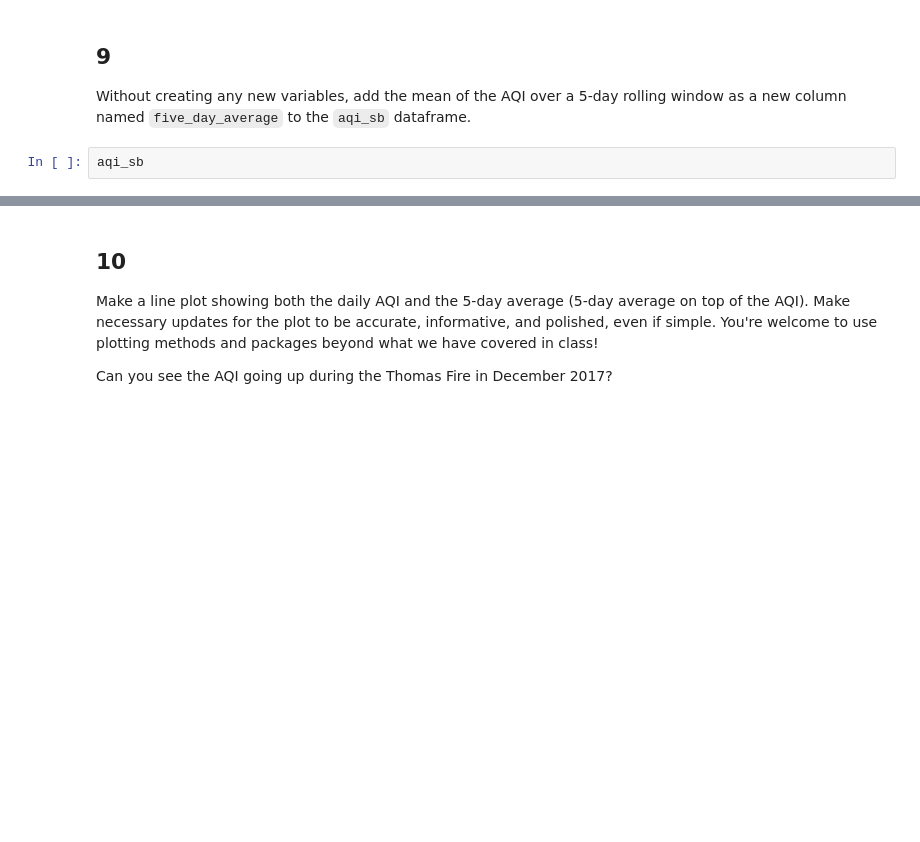
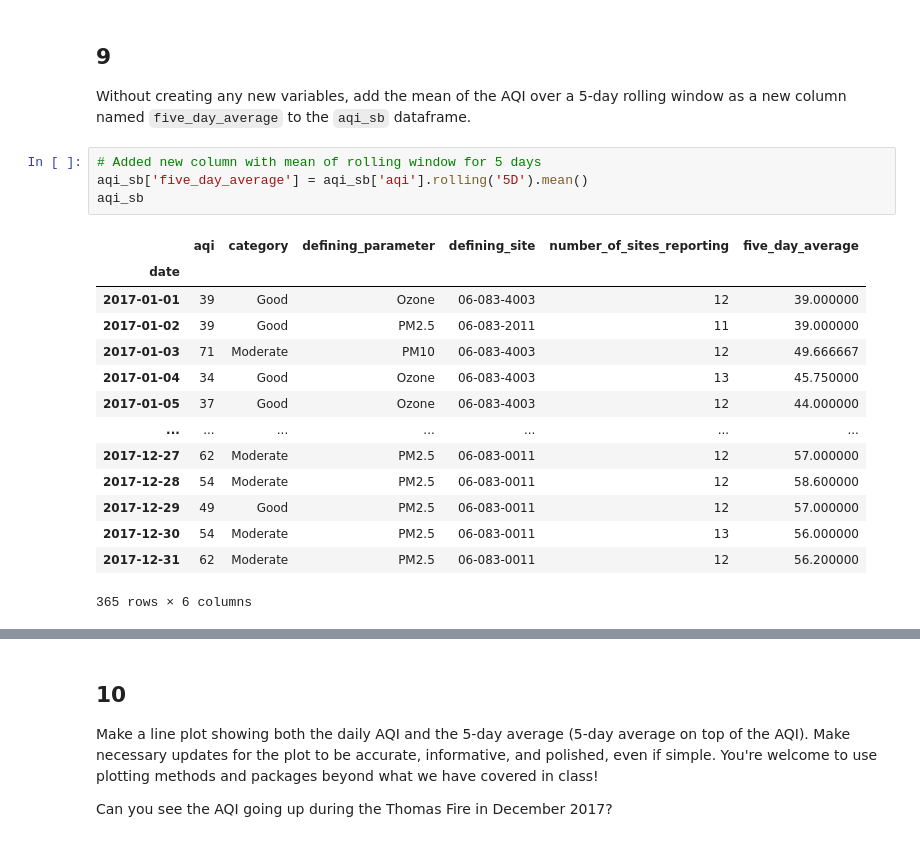
Before and after one commit to meganhessel/eds220-hwk2-Hessel, a Jupyter notebook: task3/hwk2-task3-aqi.ipynb, the cells around one changed output, grey strips where cells are left out. Cells and saved outputs as stored; diff of their text form; blank space fills up the shorter version.

```diff
--- a/task3/hwk2-task3-aqi.ipynb
+++ b/task3/hwk2-task3-aqi.ipynb
@@ -331,7 +351,24 @@ grader.check("q8")
 ## 9
 
 Without creating any new variables, add the mean of the AQI over a 5-day rolling window as a new column named `five_day_average` to the `aqi_sb` dataframe.
-# %%
-aqi_sb
+# %%
+# Added new column with mean of rolling window for 5 days
+aqi_sb['five_day_average'] = aqi_sb['aqi'].rolling('5D').mean()
+aqi_sb
+# %% [output]
+|  | aqi | category | defining_parameter | defining_site | number_of_sites_reporting | five_day_average |
+| date |  |  |  |  |  |  |
+| 2017-01-01 | 39 | Good | Ozone | 06-083-4003 | 12 | 39.000000 |
+| 2017-01-02 | 39 | Good | PM2.5 | 06-083-2011 | 11 | 39.000000 |
+| 2017-01-03 | 71 | Moderate | PM10 | 06-083-4003 | 12 | 49.666667 |
+| 2017-01-04 | 34 | Good | Ozone | 06-083-4003 | 13 | 45.750000 |
+| 2017-01-05 | 37 | Good | Ozone | 06-083-4003 | 12 | 44.000000 |
+| ... | ... | ... | ... | ... | ... | ... |
+| 2017-12-27 | 62 | Moderate | PM2.5 | 06-083-0011 | 12 | 57.000000 |
+| 2017-12-28 | 54 | Moderate | PM2.5 | 06-083-0011 | 12 | 58.600000 |
+| 2017-12-29 | 49 | Good | PM2.5 | 06-083-0011 | 12 | 57.000000 |
+| 2017-12-30 | 54 | Moderate | PM2.5 | 06-083-0011 | 13 | 56.000000 |
+| 2017-12-31 | 62 | Moderate | PM2.5 | 06-083-0011 | 12 | 56.200000 |
+365 rows × 6 columns
 # %%
 grader.check("q9")
```
Also changed, not shown: parts of 7 cells of this notebook.
